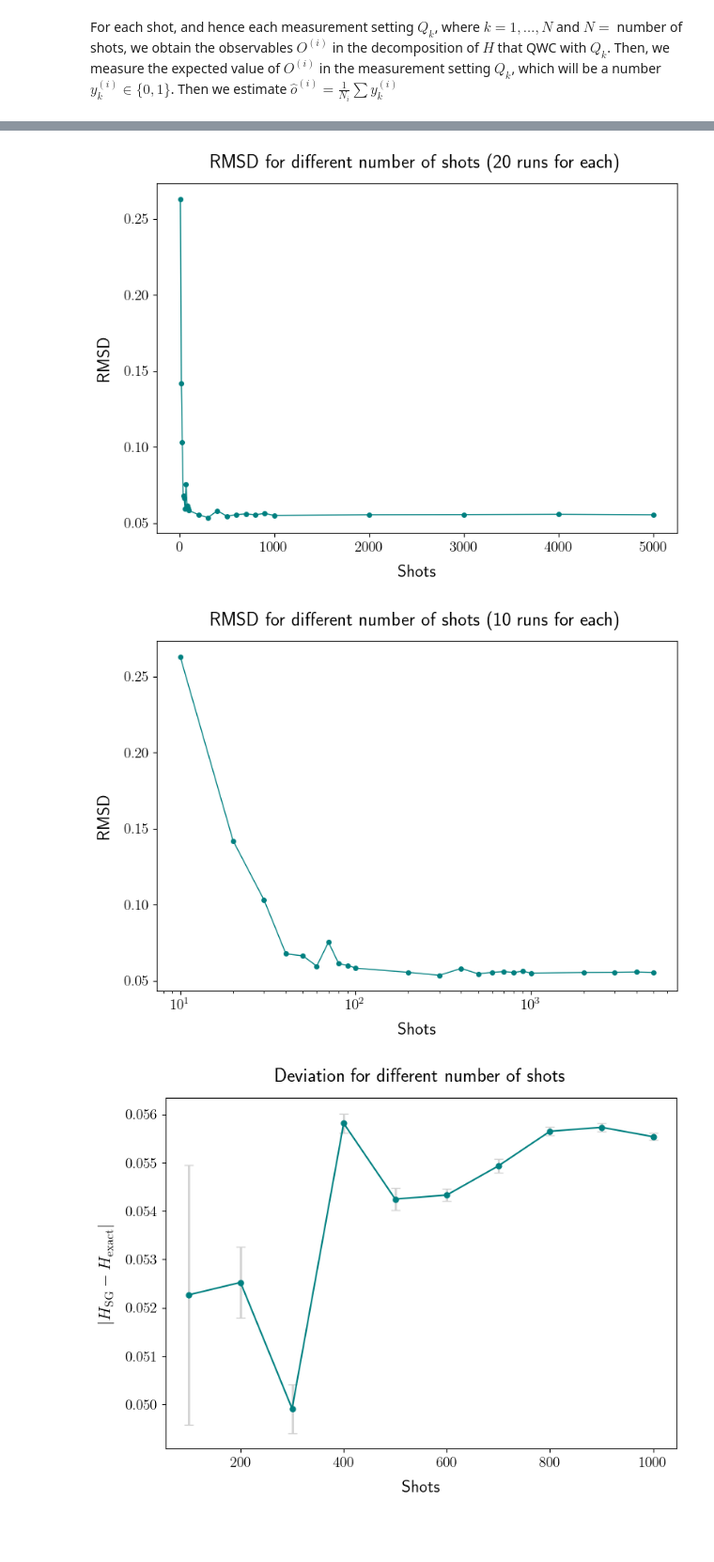
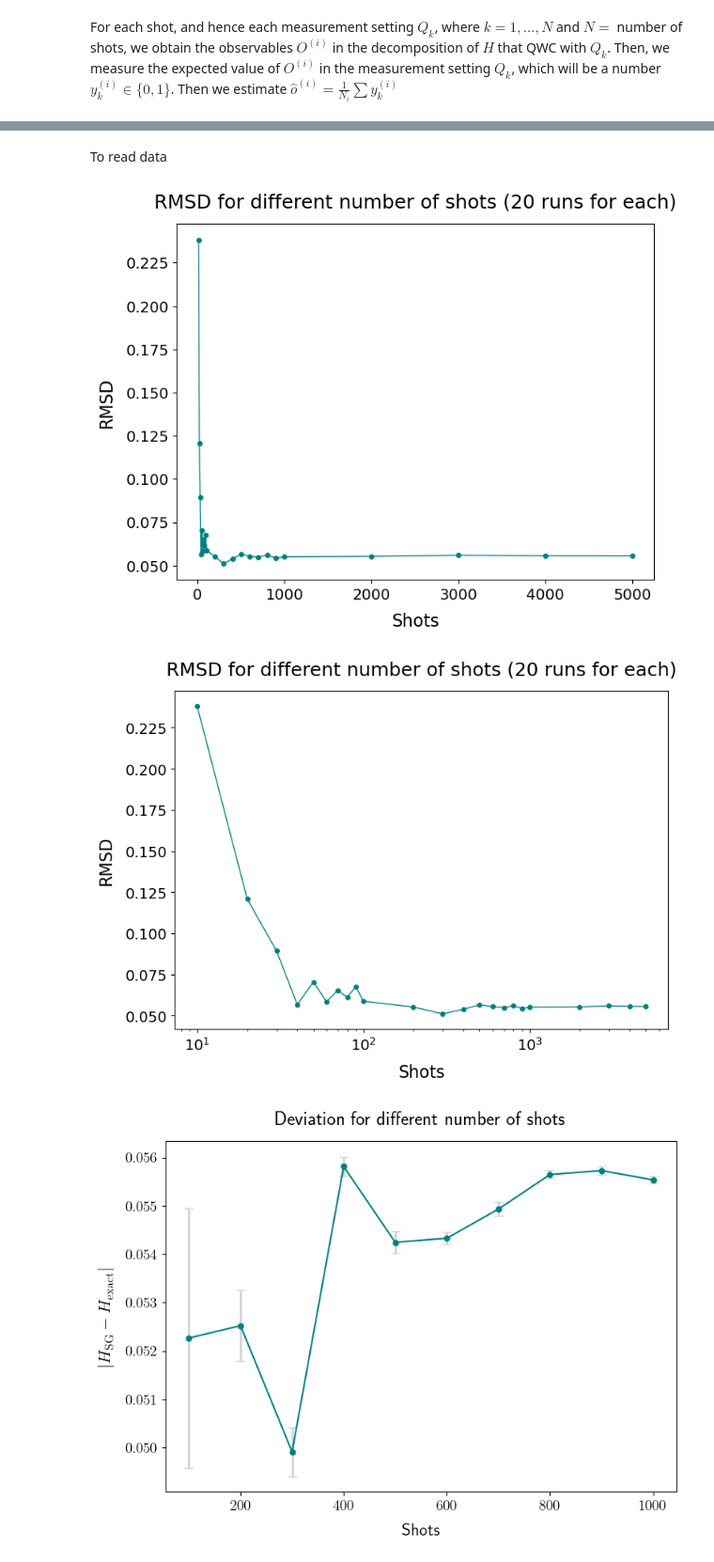
Before and after one commit to Marshhall/Physics_Thesis, a Jupyter notebook: shadow_grouping.ipynb, the cells around one changed output, grey strips where cells are left out. Shown: that part at 94% size. Drawn from its saved outputs; the diff is of its cells as text; code cells hidden in the pictures; blank space fills up the shorter version.

```diff
--- a/shadow_grouping.ipynb
+++ b/shadow_grouping.ipynb
@@ -172,6 +172,7 @@ def get_measurement_scheme(H, n_shots, return_weights=False, return_compat_obs=F
         list: measurement scheme (list of measurement settings).
     """
 
+    n_qubits = len(H.wires)
     meas_scheme = []
     weights_tracker = [[] for _ in range(len(H.ops))]
 
@@ -619,0 +629,2 @@ n_shots              time/run (s)         total_time (s) (20 runs)
+# %% [markdown]
+To read data
@@ -620,37 +635,37 @@ n_shots              time/run (s)         total_time (s) (20 runs)
 # %%
 # Use LaTeX for text rendering
-plt.rcParams['text.usetex'] = True
+plt.rcParams['text.usetex'] = False
 plt.rcParams['font.size'] = 14
 plt.rcParams['axes.labelsize'] = 16
 plt.rcParams['axes.titlesize'] = 18
 plt.rcParams['xtick.labelsize'] = 14
 plt.rcParams['ytick.labelsize'] = 14
 
 # Create figure
 fig, ax = plt.subplots(figsize=(8,6))
 # fig.patch.set_facecolor('#FAFAFA')
 # ax.set_facecolor('#FAFAFA')
 
 # Plot with error bars
 ax.plot(n_shotss, rmsds, color='teal', markersize=4, marker="o", lw=1)
 
 # Titles and labels
 ax.set_title(f"RMSD for different number of shots ({number_of_runs} runs for each)", pad=15)
 ax.set_xlabel("Shots", labelpad=10)
 ax.set_ylabel("RMSD", labelpad=10)
 
 
 # Tight layout
-plt.tight_layout()
+# plt.tight_layout()
 
 # Show plot
 plt.show()
-fig.savefig(f"Plots/rmsd_{n_shotss[0]}_{n_shotss[-1]}_{number_of_runs}r.pdf", dpi=800)
+# fig.savefig(f"Plots/rmsd_{n_shotss[0]}_{n_shotss[-1]}_{number_of_runs}r.pdf", dpi=800)
 # %% [output]
-[figure, old version]
+[figure, new version]
 # %%
 # Use LaTeX for text rendering
-plt.rcParams['text.usetex'] = True
+plt.rcParams['text.usetex'] = False
 plt.rcParams['font.size'] = 14
 plt.rcParams['axes.labelsize'] = 16
 plt.rcParams['axes.titlesize'] = 18
@@ -666,7 +681,7 @@ fig, ax = plt.subplots(figsize=(8,6))
 ax.plot(n_shotss, rmsds, color='teal', markersize=4, marker="o", lw=1)
 
 # Titles and labels
-ax.set_title(r"RMSD for different number of shots (10 runs for each)", pad=15)
+ax.set_title(f"RMSD for different number of shots ({number_of_runs} runs for each)", pad=15)
 ax.set_xlabel(r"Shots", labelpad=10)
 ax.set_ylabel(r"RMSD", labelpad=10)
 ax.set_xscale('log')
@@ -677,9 +692,9 @@ plt.tight_layout()
 
 # Show plot
 plt.show()
-fig.savefig(f"Plots/rmsd_{n_shotss[0]}_{n_shotss[-1]}_{number_of_runs}r_log.pdf", dpi=800)
+# fig.savefig(f"Plots/rmsd_{n_shotss[0]}_{n_shotss[-1]}_{number_of_runs}r_log.pdf", dpi=800)
 # %% [output]
-[figure, old version]
+[figure, new version]
 # %%
 # Use LaTeX for text rendering
 plt.rcParams['text.usetex'] = True
```
Also changed, not shown: parts of 16 cells of this notebook.
